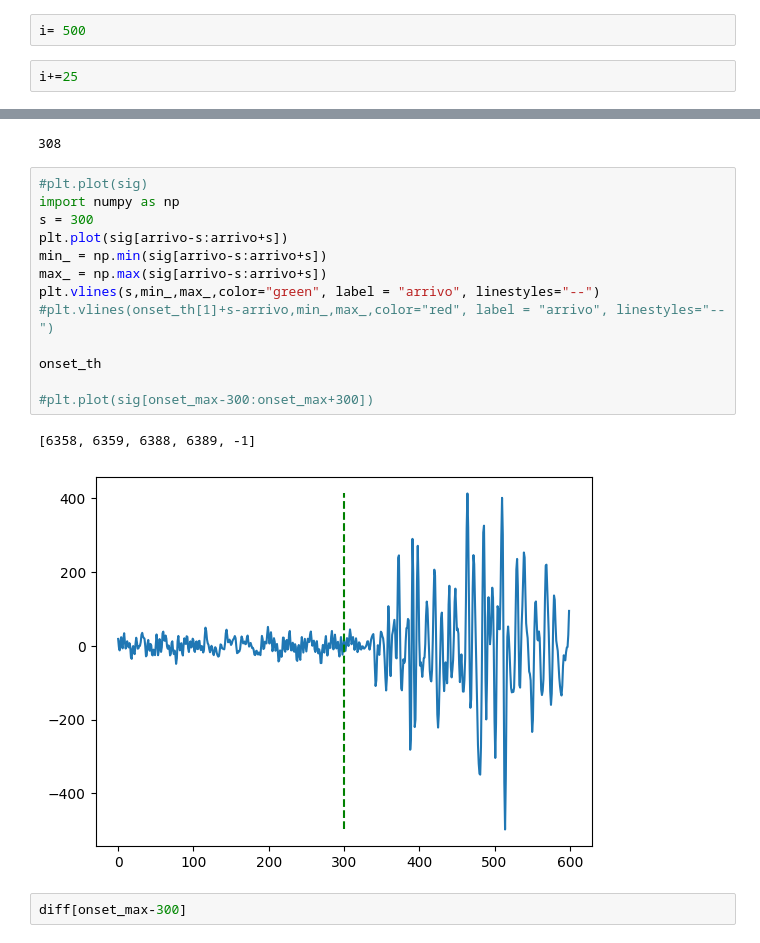
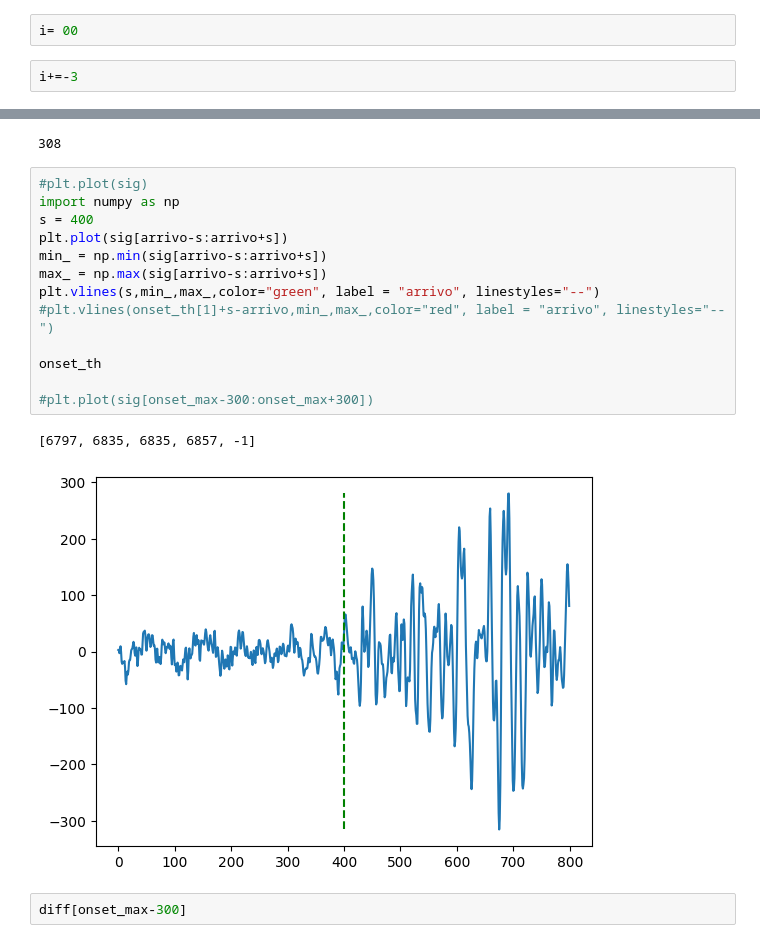
Before and after one commit to Nemenick/primoprogetto, a Jupyter notebook: Codici/_Detect_HOS_prova.ipynb, the cells around one changed output, grey strips where cells are left out. Cells and saved outputs as stored; diff of their text form.

```diff
--- a/Codici/_Detect_HOS_prova.ipynb
+++ b/Codici/_Detect_HOS_prova.ipynb
@@ -59,9 +59,9 @@ UTCDateTime('2021-09-04 06:20:23.000000Z')
 # %% [markdown]
 # OGGI
 # %%
-i= 500
+i= 00
 # %%
-i+=25
+i+=-3
 # %%
 # VEDI QUANTO E std per diff(hos) per i = 302 308
 import numpy as np
@@ -108,19 +108,19 @@ i
 # %%
 #plt.plot(sig)
 import numpy as np
-s = 300
+s = 400
 plt.plot(sig[arrivo-s:arrivo+s])
 min_ = np.min(sig[arrivo-s:arrivo+s])
 max_ = np.max(sig[arrivo-s:arrivo+s])
 plt.vlines(s,min_,max_,color="green", label = "arrivo", linestyles="--")
 #plt.vlines(onset_th[1]+s-arrivo,min_,max_,color="red", label = "arrivo", linestyles="--")
 
 onset_th
 
 #plt.plot(sig[onset_max-300:onset_max+300])
 # %% [output]
-[6358, 6359, 6388, 6389, -1]
+[6797, 6835, 6835, 6857, -1]
-[figure, old version]
+[figure, new version]
 # %%
 diff[onset_max-300]
 # %% [output]
```
Also changed, not shown: parts of 3 cells of this notebook, 1 other file.
